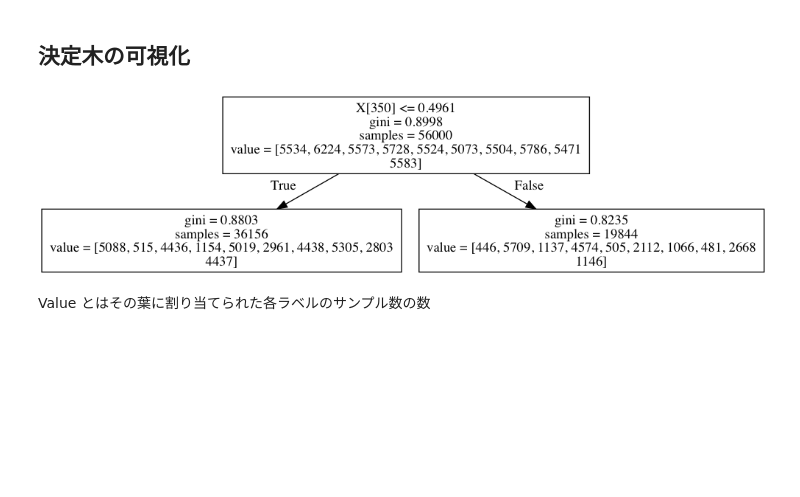
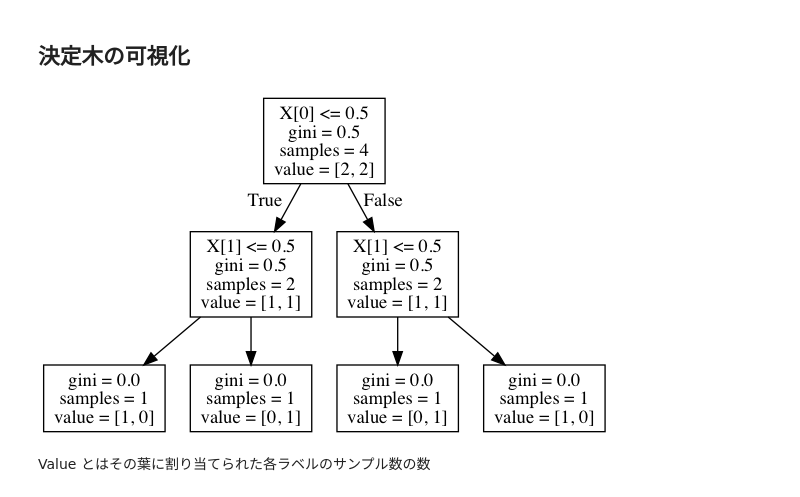
Before and after one commit to Liaro/Liaro_ML_Learning, a Jupyter notebook: workshop/第1回/classification/DecisionTree.ipynb, the cells around one changed output. Cells and saved outputs as stored; diff of their text form; code cells hidden in the pictures; blank space fills up the shorter version.

Commit message:
Change Visualization sample

```diff
--- a/workshop/第1回/classification/DecisionTree.ipynb
+++ b/workshop/第1回/classification/DecisionTree.ipynb
@@ -44,14 +44,16 @@ f1_score(test_y[:len(pred_y)], pred_y, average='macro')
 ## 決定木の可視化
 # %%
 # 深さ小さくしておく
-clf = DecisionTreeClassifier(max_depth=1)
+train_X = [[0,0],[1,0],[0,1],[1,1]]
+train_y = [0,1,1,0]
+clf = DecisionTreeClassifier(max_depth=3)
 clf = clf.fit(train_X, train_y)
 data = StringIO()
 tree.export_graphviz(clf, out_file=data,)
 graph = pydotplus.graph_from_dot_data(data.getvalue())
 display.display(display.Image(graph.create_png()))
 # %% [output]
-[figure, old version]
+[figure, new version]
 # %% [markdown]
 Value とはその葉に割り当てられた各ラベルのサンプル数の数
 # %% [markdown]
```
